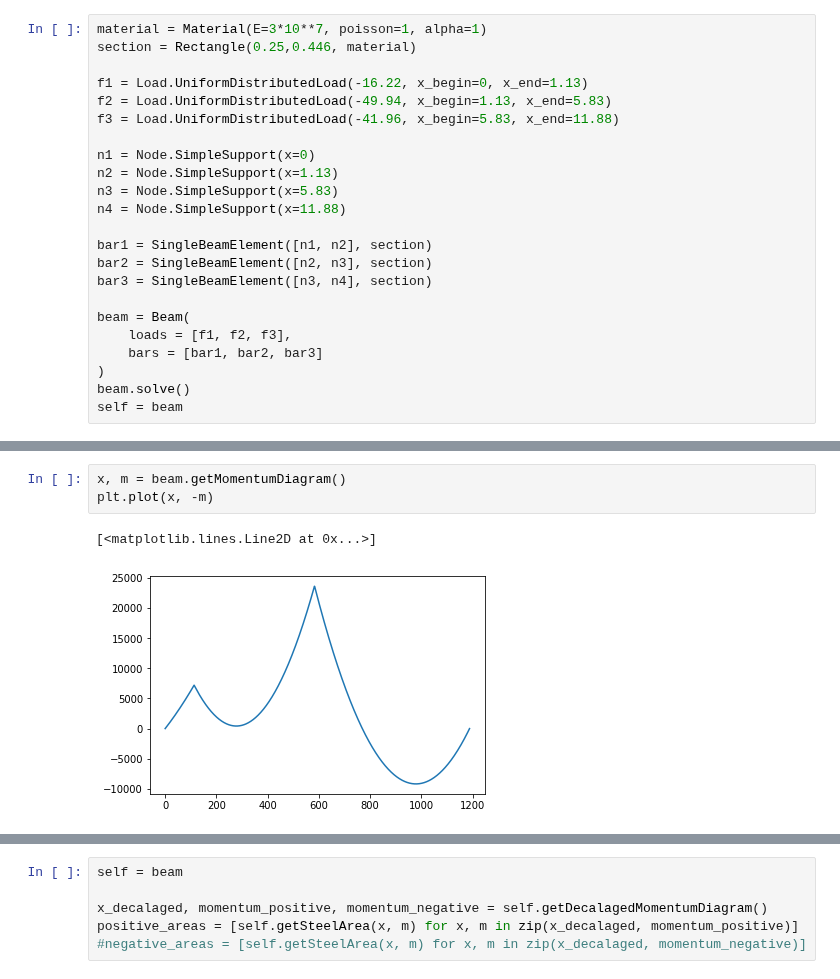
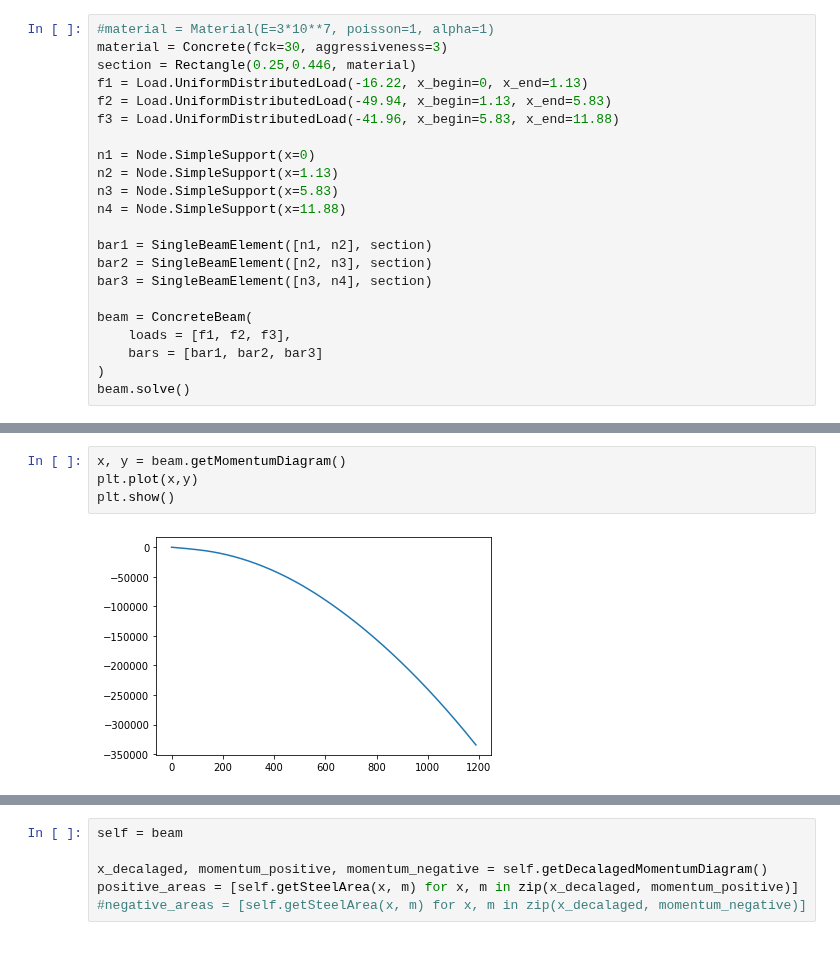
Before and after one commit to luisggc/FConcrete, a Jupyter notebook: jupyter/Hiper.ipynb, the cells around one changed output, grey strips where cells are left out. Drawn from its saved outputs; the diff is of its cells as text; blank space fills up the shorter version.

```diff
--- a/jupyter/Hiper.ipynb
+++ b/jupyter/Hiper.ipynb
@@ -15,7 +100,7 @@ np.set_printoptions(precision=3, suppress=True, linewidth=3000)
 # %%
-material = Material(E=3*10**7, poisson=1, alpha=1)
+#material = Material(E=3*10**7, poisson=1, alpha=1)
+material = Concrete(fck=30, aggressiveness=3)
 section = Rectangle(0.25,0.446, material)
-
 f1 = Load.UniformDistributedLoad(-16.22, x_begin=0, x_end=1.13)
 f2 = Load.UniformDistributedLoad(-49.94, x_begin=1.13, x_end=5.83)
 f3 = Load.UniformDistributedLoad(-41.96, x_begin=5.83, x_end=11.88)
@@ -29,9 +114,8 @@ bar1 = SingleBeamElement([n1, n2], section)
 bar2 = SingleBeamElement([n2, n3], section)
 bar3 = SingleBeamElement([n3, n4], section)
 
-beam = Beam(
+beam = ConcreteBeam(
     loads = [f1, f2, f3],
     bars = [bar1, bar2, bar3]
 )
 beam.solve()
-self = beam
@@ -96,9 +125,9 @@ beam.getInternalShearStrength(x), beam.getInternalMomentumStrength(x)
 # %%
-x, m = beam.getMomentumDiagram()
-plt.plot(x, -m)
+x, y = beam.getMomentumDiagram()
+plt.plot(x,y)
+plt.show()
 # %% [output]
-[<matplotlib.lines.Line2D at 0x...>]
-[figure, old version]
+[figure, new version]
 # %%
 x_decalaged, momentum_positive, momentum_negative = beam.getDecalagedMomentumDiagram()
 plt.plot(x_decalaged, -momentum_positive)
```
Also changed, not shown: parts of 22 cells of this notebook, 7 other files.
